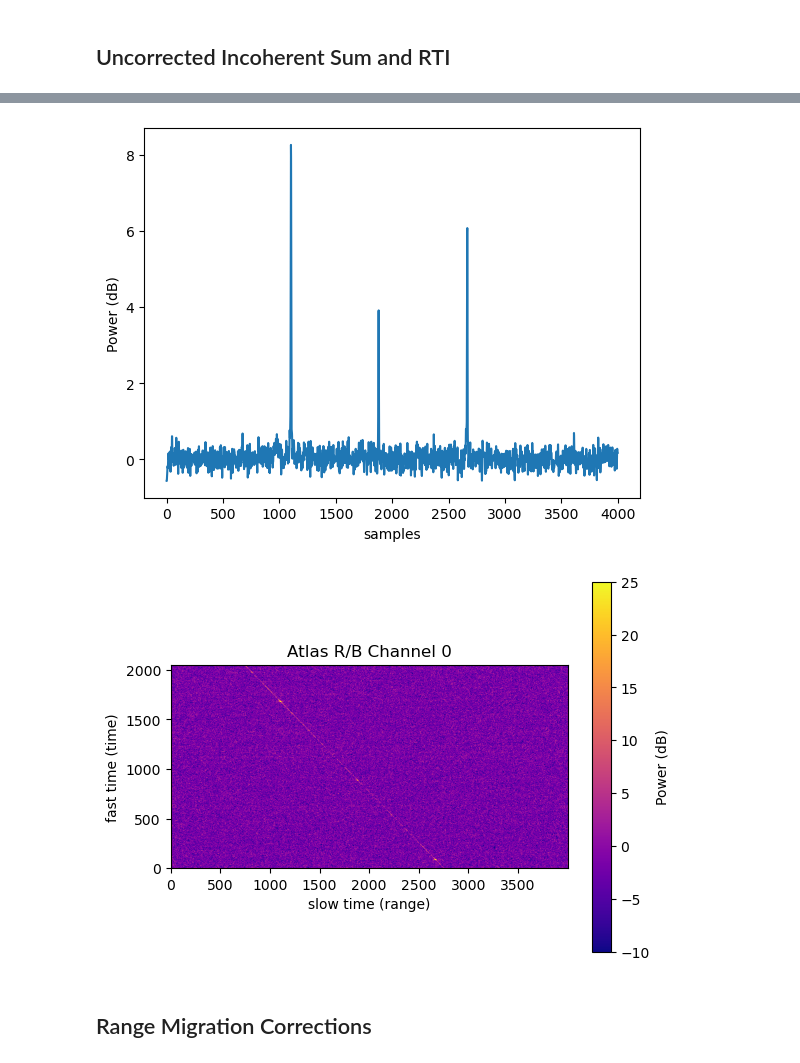
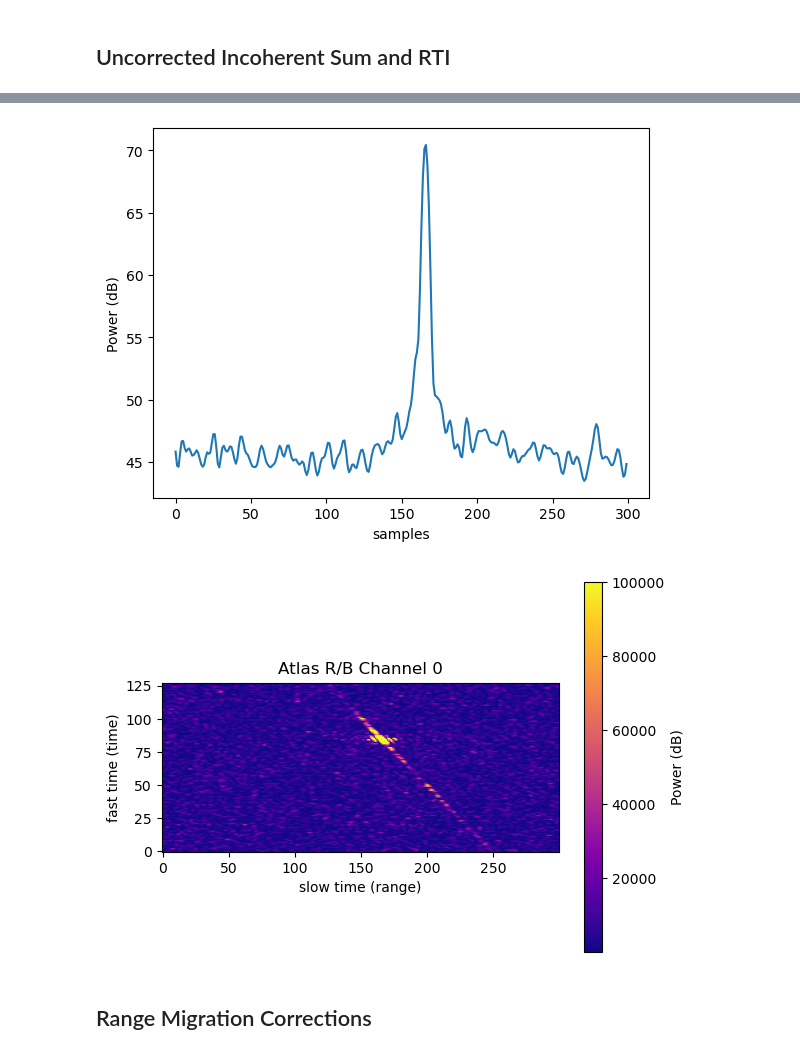
Before and after one commit to phoeberyder/atlas_rb, a Jupyter notebook: atlas_rb.ipynb, the cells around one changed output, grey strips where cells are left out. Saved outputs shown, nothing was run; the diff lists cells and outputs as text; code cells hidden in the pictures.

```diff
--- a/atlas_rb.ipynb
+++ b/atlas_rb.ipynb
@@ -53,17 +58,17 @@ iq_samples_not_down = pola*phase_all_samples[:pola.size]
 # %%
 points = int(samp_rate*pri) #number of samples per pulse
 
-height = 2048 #coherent processing interval
+height = 128 #coherent processing interval
 
 reduced_length = height*points #length for cpi that includes an integer number of pulses
-
+padded_length = points + 2048
 startoffset = int(samp_rate*100)
 pola_reduced = iq_samples_not_down[startoffset:startoffset+reduced_length]
 dat = pola_reduced.reshape((height, points))
 # dat = dat.astype(float)-1.5
 # dat = dat - np.mean(dat, axis=1, keepdims=True)
 # cdat = dat.astype(complex)
-cdat_pc = np.zeros_like(dat)
+cdat_pc = np.zeros((height, points), dtype=complex)
 # %%
 ts = load.timescale()
 t_tle = ts.utc(2026, 2, 18, 14, 50)
@@ -108,8 +201,8 @@ power_dB = signal_samp_to_dB(power, power)
 # %%
 #incoherent sum
-plt.plot(spec_dB[140000:144000], label='Ch 0')
+plt.plot(spec_dB[142500:142800], label='Ch 0')
 plt.xlabel('samples')
 plt.ylabel('Power (dB)')
 plt.show()
 # %% [output]
-[figure, old version]
+[figure, new version]
@@ -119,15 +218,15 @@ signal = power/noise
 signal_dB = 20*np.log10(signal)
 # %%
 #rti
-plt.imshow(signal_dB[:, 140000:144000], vmin=-10, vmax=25, cmap = 'plasma', origin='lower')
+plt.imshow(power[:, 142500:142800], vmax=1e5, cmap = 'plasma', origin='lower')
 plt.title('Atlas R/B Channel 0')
 cbar= plt.colorbar()
 cbar.set_label('Power (dB)', rotation=90)
 plt.xlabel('slow time (range)')
 plt.ylabel('fast time (time)')
 plt.show()
 # %% [output]
-[figure, old version]
+[figure, new version]
 # %% [markdown]
 ## Range Migration Corrections
 # %%
```
Also changed, not shown: parts of 15 cells of this notebook, 2 other files.
